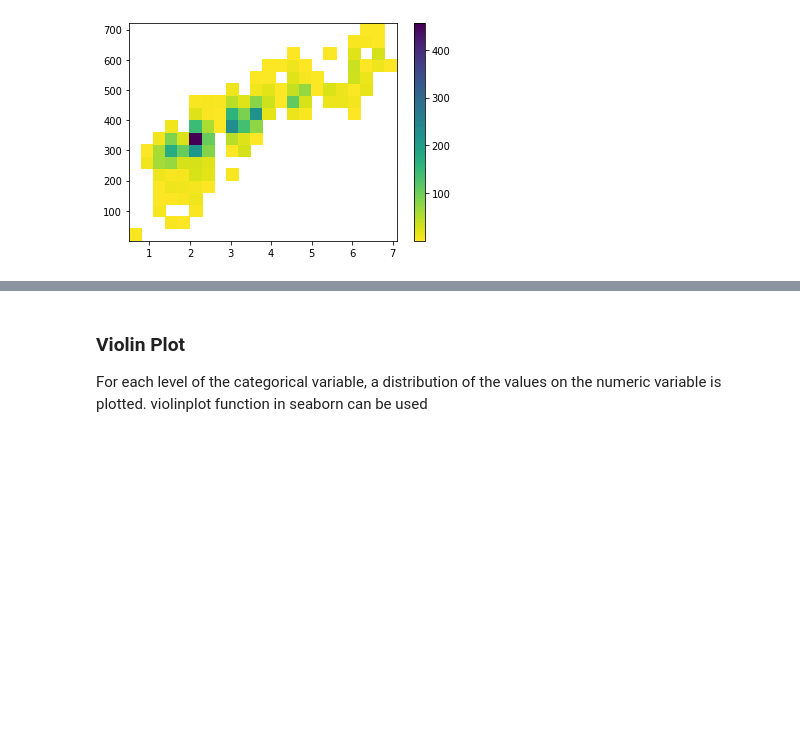
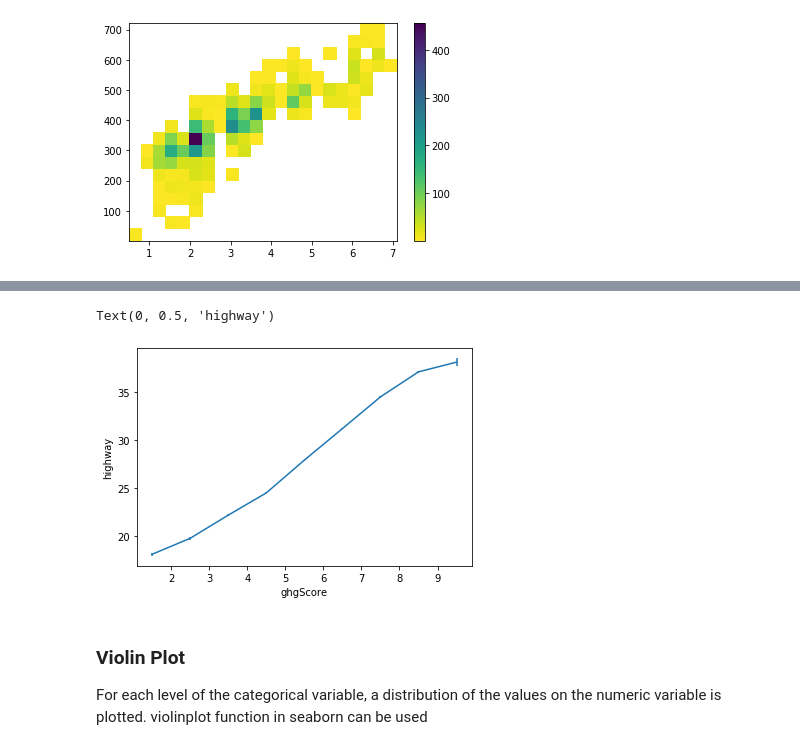
Before and after one commit to Sibin-Sibi/Data_visualization, a Jupyter notebook: Bivariate_exploration.ipynb, the cells around one changed output, grey strips where cells are left out. Cells and saved outputs as stored; diff of their text form; code cells hidden in the pictures; blank space fills up the shorter version.

Commit message:
line plot added

```diff
--- a/Bivariate_exploration.ipynb
+++ b/Bivariate_exploration.ipynb
@@ -75,3 +80,22 @@ plt.colorbar();
+# %%
+# relation between ghg score and highway, both are numeric
+# set bin edges, compute centers
+bin_size = 1
+xbin_edges = np.arange(0, fuel_econ['ghgScore'].max()+bin_size, bin_size)
+xbin_centers = (xbin_edges + bin_size/2)[:-1]
+
+# compute statistics in each bin
+data_xbins = pd.cut(fuel_econ['ghgScore'], xbin_edges, right = False, include_lowest = True)
+y_means = fuel_econ['highway'].groupby(data_xbins).mean()
+y_sems = fuel_econ['highway'].groupby(data_xbins).sem()
+
+# plot the summarized data
+plt.errorbar(x = xbin_centers, y = y_means, yerr = y_sems)
+plt.xlabel('ghgScore')
+plt.ylabel('highway')
+# %% [output]
+Text(0, 0.5, 'highway')
+[figure, added]
 # %% [markdown]
 <a id='vio'></a>
 ### Violin Plot
```
Also changed, not shown: parts of 3 cells of this notebook.
